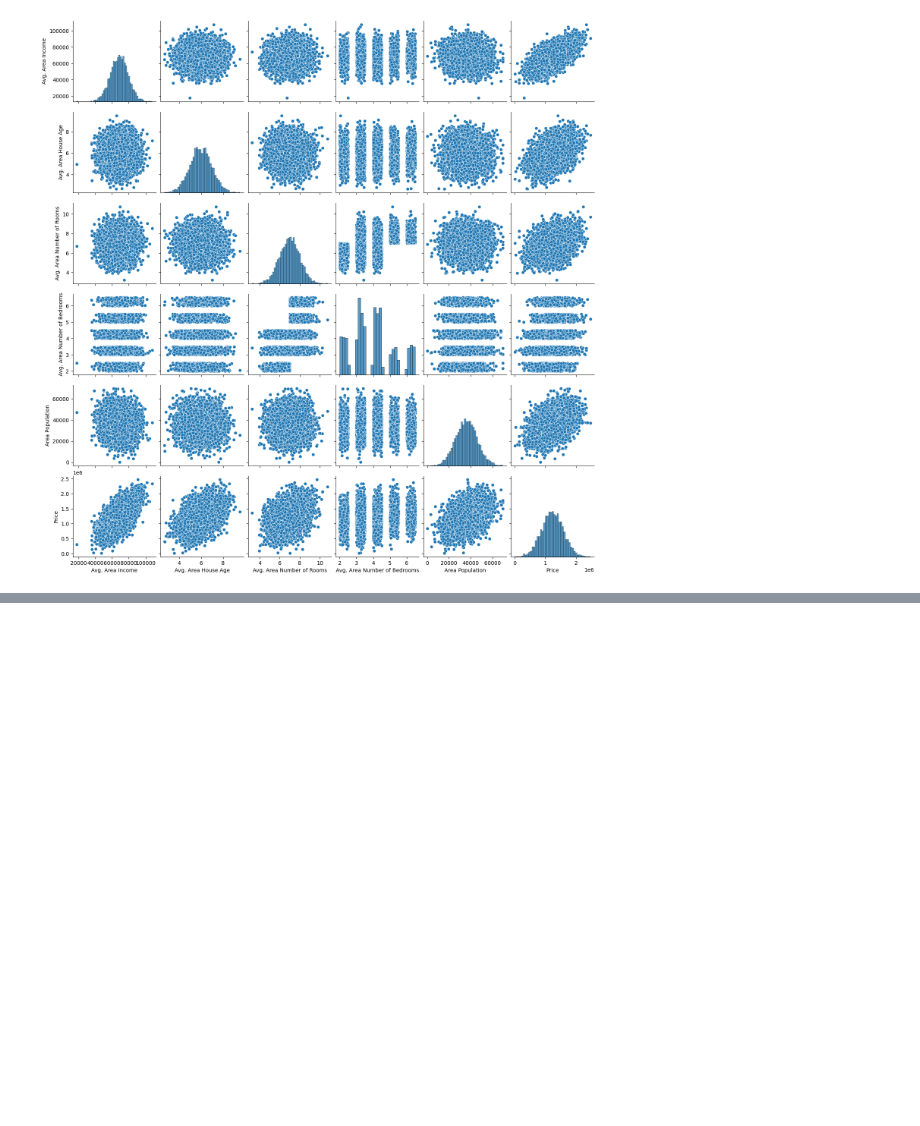
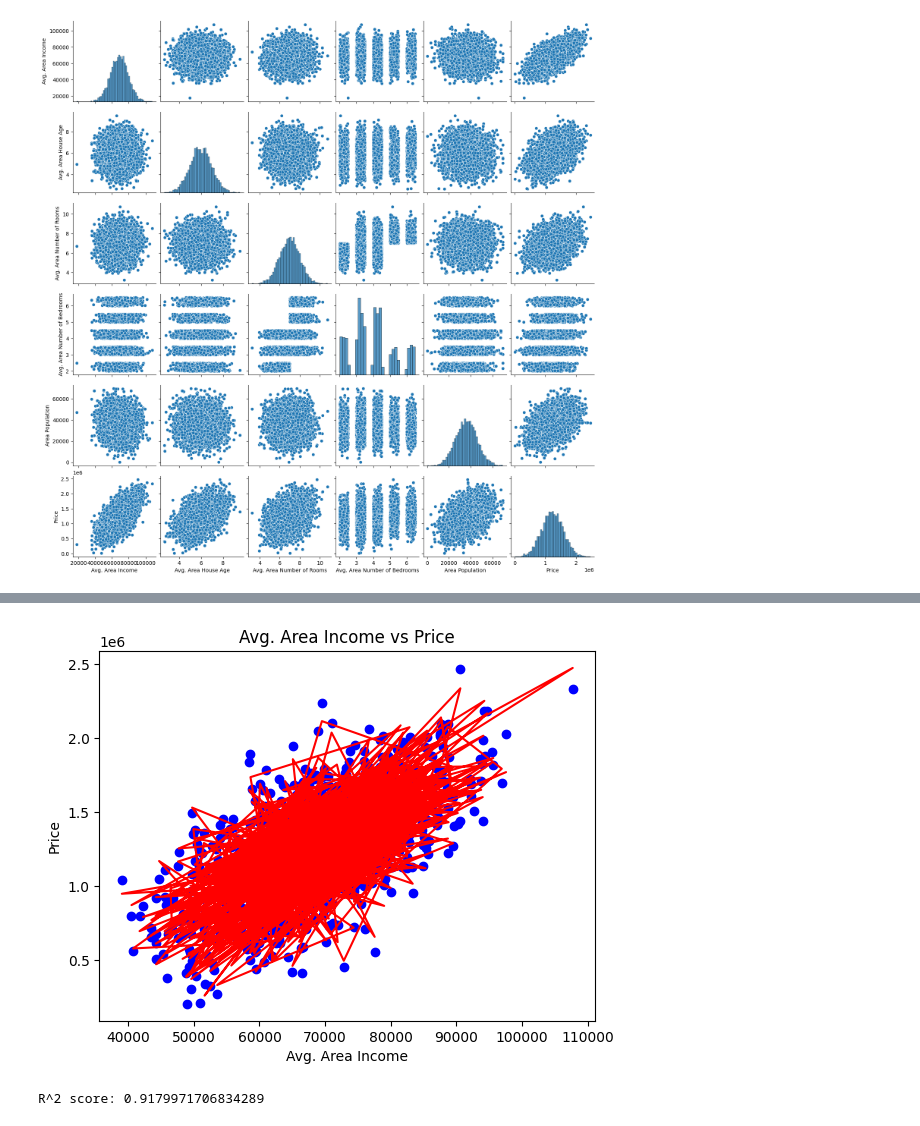
Before and after one commit to G-Haripriya10/AIML_2303A51104, a Jupyter notebook: AIML_Lab_04.ipynb, the cells around one changed output, grey strips where cells are left out. Cells and saved outputs as stored; diff of their text form; code cells hidden in the pictures; blank space fills up the shorter version.

```diff
--- a/AIML_Lab_04.ipynb
+++ b/AIML_Lab_04.ipynb
@@ -91,3 +91,81 @@ corr_matrix = numeric_df.corr()
 # %%
 X = df[['Avg. Area Income', 'Avg. Area House Age', 'Avg. Area Number of Rooms', 'Avg. Area Number of Bedrooms', 'Area Population']]
 Y = df['Price']
+# %%
+# Part 2 - Model Training and Fit the Data to Model
+
+# Part 2.1 - Split the data into train and test sets
+X_train, X_test, Y_train, Y_test = train_test_split(X, Y, test_size=0.2, random_state=42)
+
+# Part 2.2 - Apply the linear regression model of sklearn package
+model = LinearRegression()
+
+# Part 2.3 - Fit the data to the Linear Model using fit
+model.fit(X_train, Y_train)
+
+# Part 2.4 - Check the intercepts and slope for the data and compute the cumulative distribution function (cdf)
+intercept = model.intercept_
+coefficients = model.coef_
+print(f"Intercept: {intercept}")
+print(f"Coefficients: {coefficients}")
+
+# Part 3 – Model Evaluation Metrics
+
+# Part 3.1 - Calculate the standard error and t-statistic for the coefficients.
+# Using statsmodels for this purpose
+import statsmodels.api as sm
+
+X_train_sm = sm.add_constant(X_train)  # Adding a constant for the intercept
+model_sm = sm.OLS(Y_train, X_train_sm).fit()
+print(model_sm.summary())
+
+# Part 3.2 - Sort all the coefficients based on the cdf. Generate the scatter plots for the other features considering price as dependent variable.
+# Assume that you have calculated the cdf values
+# Scatter plot of one of the features against price
+plt.scatter(X_test['Avg. Area Income'], Y_test, color='blue')
+plt.plot(X_test['Avg. Area Income'], model.predict(X_test), color='red')
+plt.title('Avg. Area Income vs Price')
+plt.xlabel('Avg. Area Income')
+plt.ylabel('Price')
+plt.show()
+
+# Part 3.3 - Compute the R2 for the coefficients using metrics.r2_score()
+r2_score = metrics.r2_score(Y_test, model.predict(X_test))
+print(f"R^2 score: {r2_score}")
+
+# Part 3.4 - Plot the predictions of Linear Regression Model - histogram, scatterplot
+plt.hist(Y_test - model.predict(X_test), bins=20)
+plt.title('Histogram of Prediction Errors')
+plt.xlabel('Prediction Error')
+plt.ylabel('Frequency')
+plt.show()
+
+# Part 3.5 - Generate the evaluation regression error metrics - MAE, SSE, RMSE, R2 using metrics
+mae = metrics.mean_absolute_error(Y_test, model.predict(X_test))
+mse = metrics.mean_squared_error(Y_test, model.predict(X_test))
+rmse = mse**0.5
+r2 = metrics.r2_score(Y_test, model.predict(X_test))
+
+print(f"MAE: {mae}")
+print(f"MSE: {mse}")
+print(f"RMSE: {rmse}")
+print(f"R^2: {r2}")
+
+# Part 4 - Compute the MinMax value between Observed Price and Expected Price for the US Housing Data.
+
+# Part 4.1 - Write the python code to compute MinMax value of a Feature within Housing data.
+def min_max_scaling(series):
+    return (series - series.min()) / (series.max() - series.min())
+
+# Normalize the 'Price' column
+df['Price_Normalized'] = min_max_scaling(df['Price'])
+
+# Part 4.2 - Normalize the data and Print the MinMax value, plot the distribution of feature.
+print(df['Price_Normalized'])
+
+plt.hist(df['Price_Normalized'], bins=20)
+plt.title('Distribution of Normalized Price')
+plt.xlabel('Normalized Price')
+plt.ylabel('Frequency')
+plt.show()
+# %% [output]
@@ -93,0 +189,2 @@ Y = df['Price']
+[figure, added]
+R^2 score: 0.9179971706834289
```
Also changed, not shown: parts of 1 cell of this notebook.
